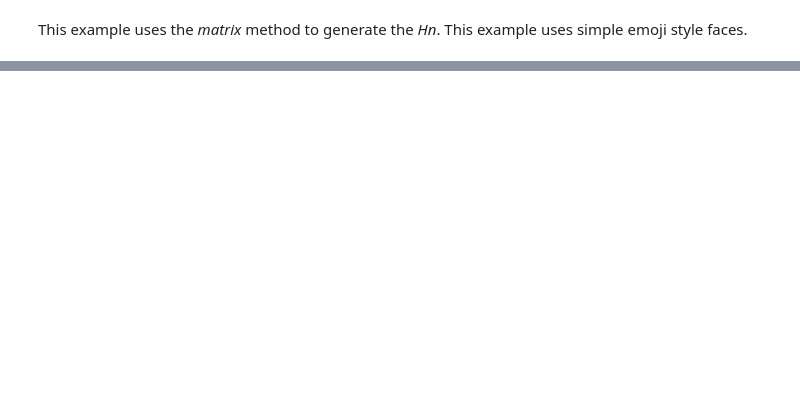
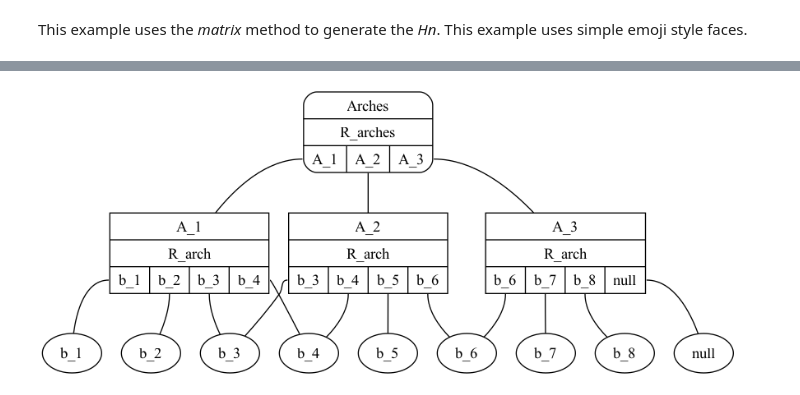
Before and after one commit to rdchar/Hora, a Jupyter notebook: examples/Faces.ipynb, the cells around one changed output, grey strips where cells are left out. Saved outputs shown, nothing was run; the diff lists cells and outputs as text; code cells hidden in the pictures; blank space fills up the shorter version.

```diff
--- a/examples/Faces.ipynb
+++ b/examples/Faces.ipynb
@@ -147,0 +149,14 @@ Image(filename=pictures_dir+'face4-M.png', width=600, height=600)
+# %%
+arches = Hypernetwork()
+
+compile_hn(arches, parser, """
+    Arches={A_1, A_2, A_3; R_arches}
+    A_1=<b_1, b_2, b_3, b_4; R_arch>
+    A_2=<b_3, b_4, b_5, b_6; R_arch>
+    A_3=<b_6, b_7, b_8, null; R_arch>
+""")
+
+draw_hn(arches, fname=pictures_dir+"arches", view=False)
+Image(filename=pictures_dir+'arches.png', width=700, height=500)
+# %% [output]
+[figure, added]
```
Also changed, not shown: parts of 8 cells of this notebook, 16 other files.
